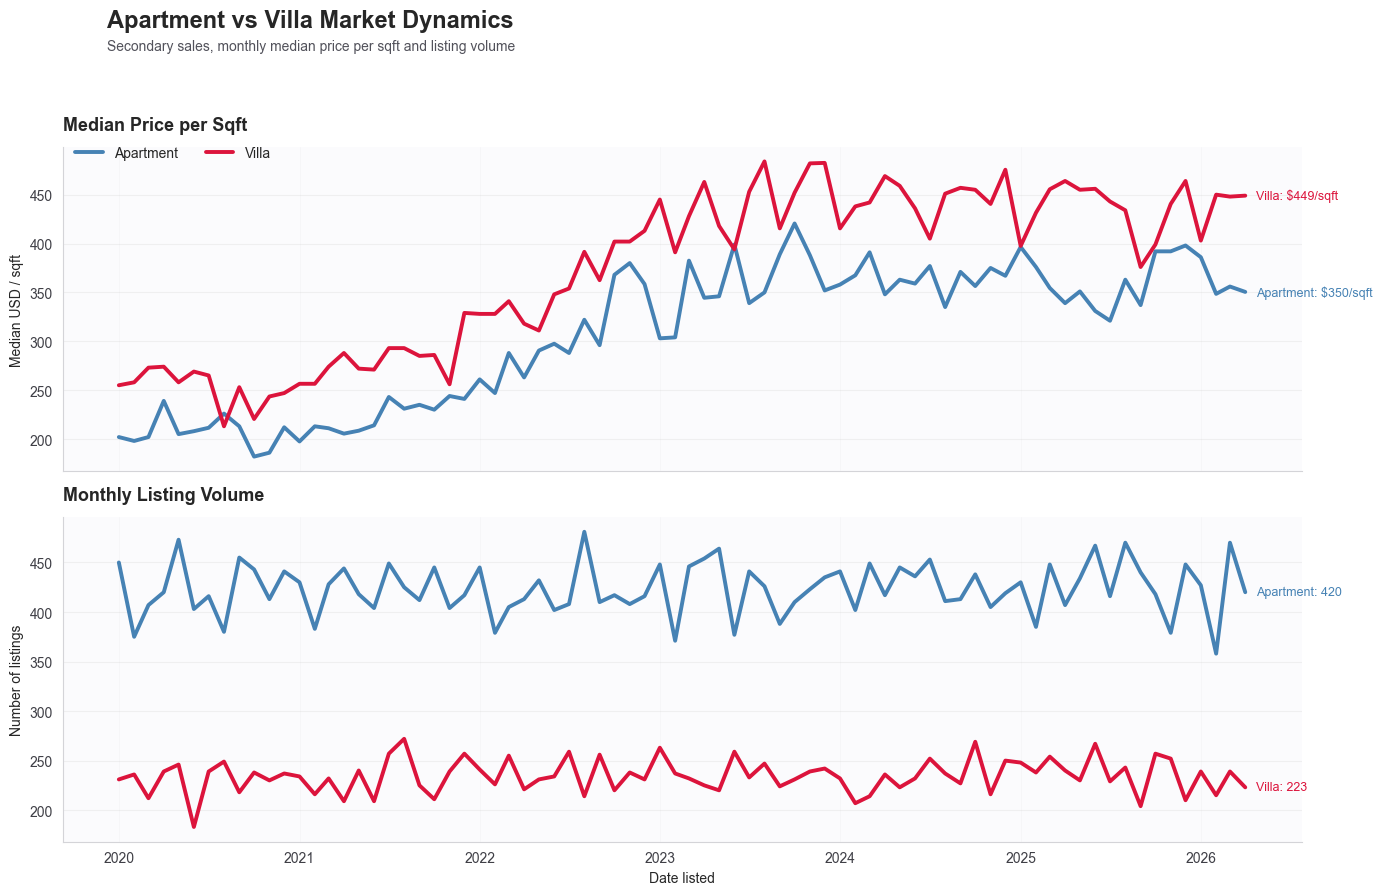
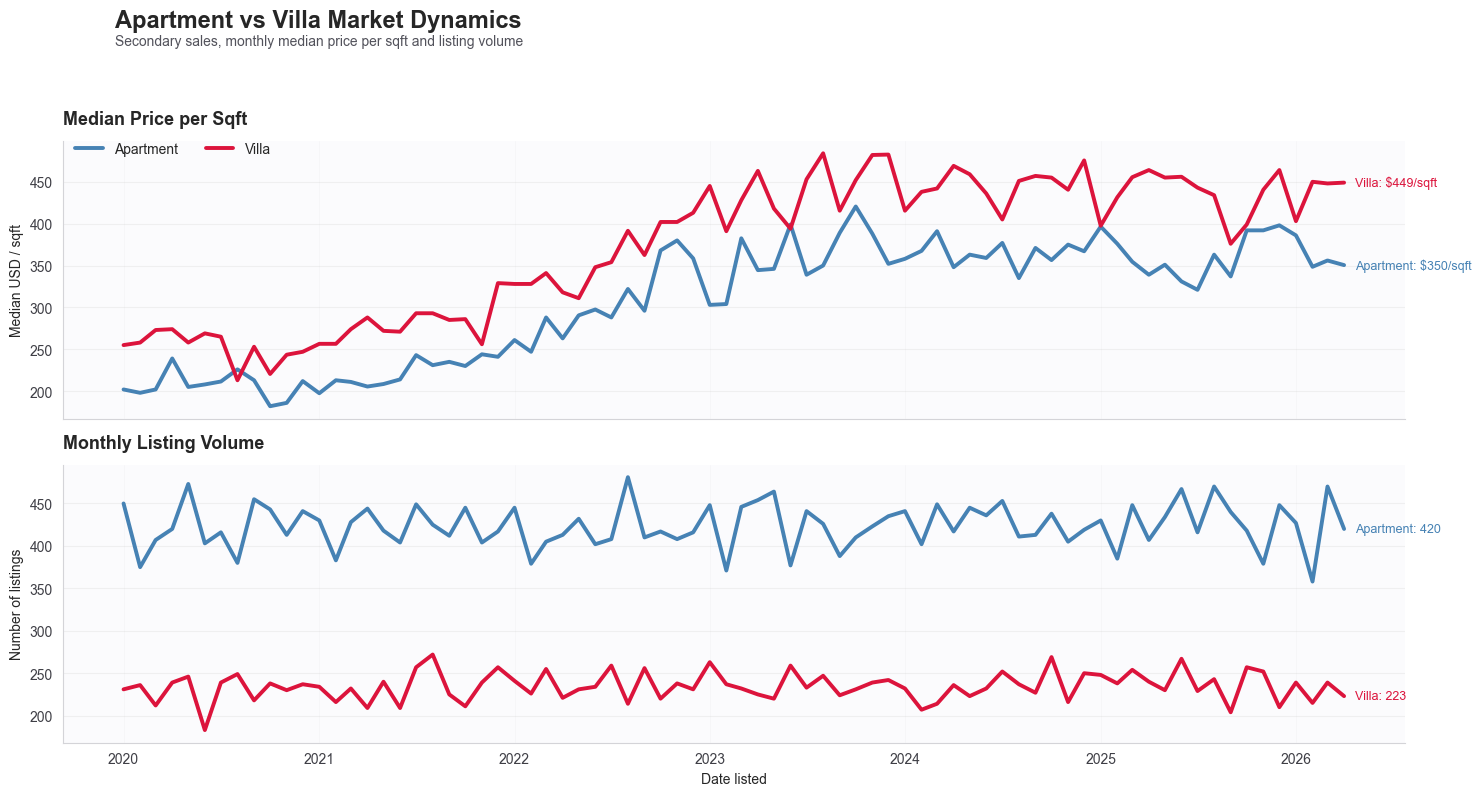
Code edit (unified diff) that turned the first committed figure into the second:
--- before
+++ after
@@ -18,5 +18,5 @@
 }
 
-fig, ax = plt.subplots(2, 1, figsize=(14, 9), sharex=True)
+fig, ax = plt.subplots(2, 1, figsize=(15, 8), sharex=True)
 fig.patch.set_facecolor('white')
 

Commit: Resize plotting | Apartement vs Villa Market Dynamics